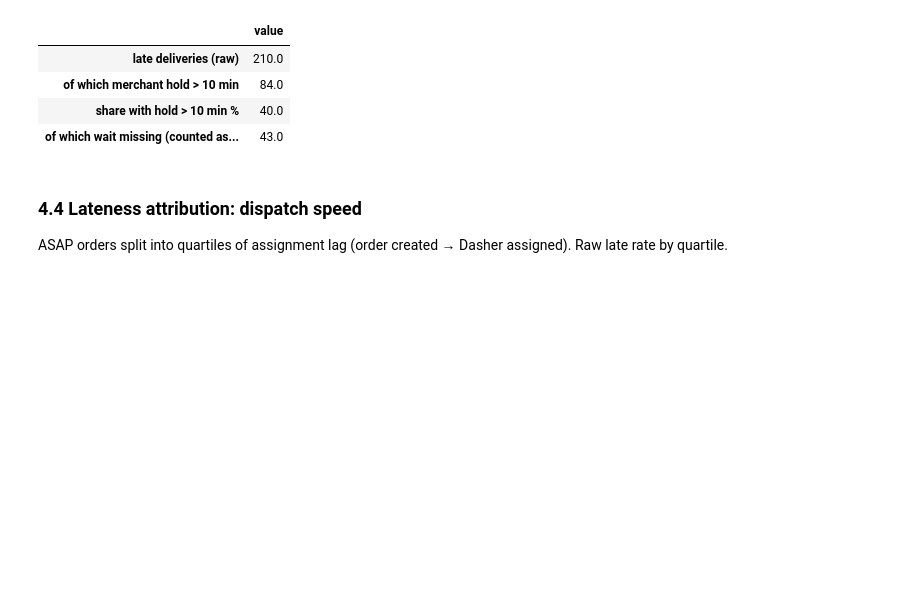
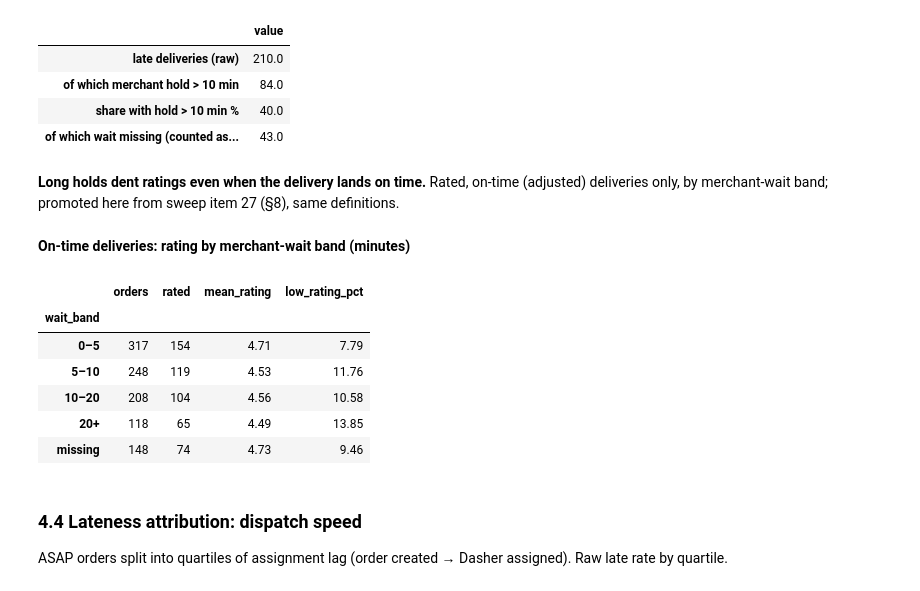
Before and after one commit to navya2392/widget-dasher-review, a Jupyter notebook: analysis.ipynb, the cells around one changed output. Drawn from its saved outputs; the diff is of its cells as text; code cells hidden in the pictures; blank space fills up the shorter version.

```diff
--- a/analysis.ipynb
+++ b/analysis.ipynb
@@ -941,6 +941,27 @@ register("Q1", "Share of late deliveries with merchant hold > 10 min %", 40, hol
 | of which merchant hold > 10 min | 84.0 |
 | share with hold > 10 min % | 40.0 |
 | of which wait missing (counted as... | 43.0 |
+# %% [markdown]
+**Long holds dent ratings even when the delivery lands on time.** Rated, on-time (adjusted) deliveries only, by merchant-wait
+band; promoted here from sweep item 27 (§8), same definitions.
+# %%
+ontime_rated = df[~df["is_late_adj"]].copy()
+ontime_rated["wait_band"] = (pd.cut(ontime_rated["wait_min"], [0, 5, 10, 20, 1e9], right=False, labels=["0–5", "5–10", "10–20", "20+"])
+                             .astype(object).fillna("missing"))
+rating_by_wait_ontime = ontime_rated.groupby("wait_band").agg(
+    orders=("DELIVERY_RATING", "size"), rated=("DELIVERY_RATING", "count"), mean_rating=("DELIVERY_RATING", "mean"),
+    low_rating_pct=("DELIVERY_RATING", lambda s: 100 * (s <= 3).sum() / s.notna().sum()),
+).round(2).loc[["0–5", "5–10", "10–20", "20+", "missing"]]
+show("On-time deliveries: rating by merchant-wait band (minutes)", rating_by_wait_ontime)
+# %% [output]
+**On-time deliveries: rating by merchant-wait band (minutes)**
+|  | orders | rated | mean_rating | low_rating_pct |
+| wait_band |  |  |  |  |
+| 0–5 | 317 | 154 | 4.71 | 7.79 |
+| 5–10 | 248 | 119 | 4.53 | 11.76 |
+| 10–20 | 208 | 104 | 4.56 | 10.58 |
+| 20+ | 118 | 65 | 4.49 | 13.85 |
+| missing | 148 | 74 | 4.73 | 9.46 |
 # %% [markdown]
 ### 4.4 Lateness attribution: dispatch speed
 ASAP orders split into quartiles of assignment lag (order created → Dasher assigned). Raw late rate by quartile.
```
Also changed, not shown: parts of 7 cells of this notebook.
